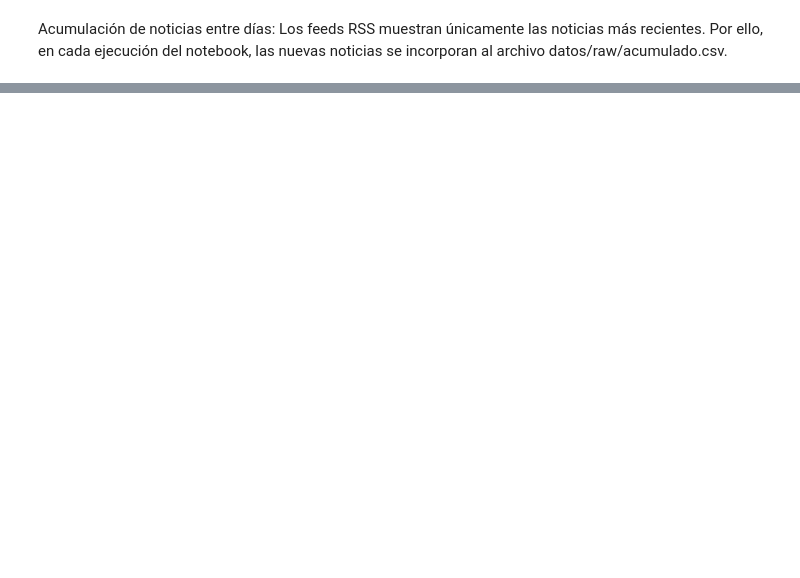
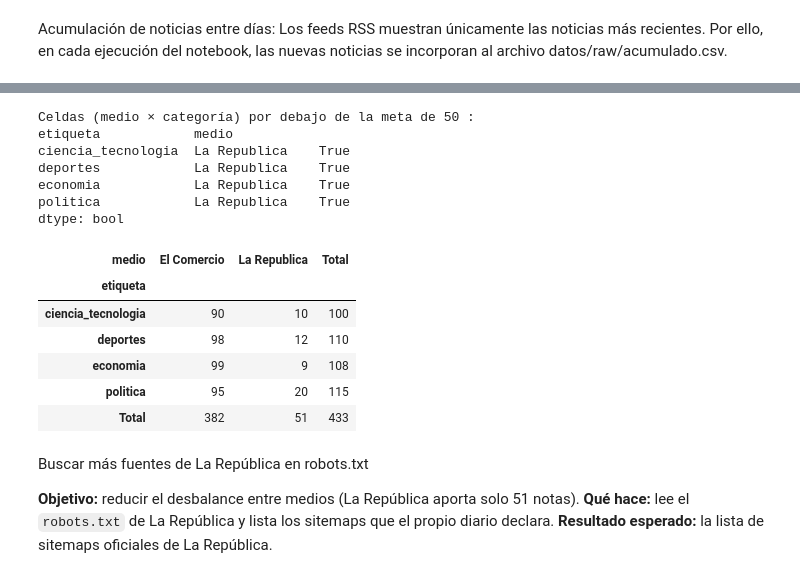
Before and after one commit to ValMur123/python_intermedio, a Jupyter notebook: tarea_1/01_recoleccion.ipynb, the cells around one changed output, grey strips where cells are left out. Cells and saved outputs as stored; diff of their text form; code cells hidden in the pictures; blank space fills up the shorter version.

```diff
--- a/tarea_1/01_recoleccion.ipynb
+++ b/tarea_1/01_recoleccion.ipynb
@@ -237,0 +420,27 @@ Name: count, dtype: int64
+# %%
+# Noticias finales por categoría y medio, y celdas que no llegan a la meta de la opción C
+balance = pd.crosstab(df["etiqueta"], df["medio"], margins=True, margins_name="Total")
+print("Celdas (medio × categoría) por debajo de la meta de", META_POR_CATEGORIA, ":")
+print(balance.drop(index="Total", columns="Total").lt(META_POR_CATEGORIA).stack().loc[lambda s: s])
+balance
+# %% [output]
+Celdas (medio × categoría) por debajo de la meta de 50 :
+etiqueta            medio
+ciencia_tecnologia  La Republica    True
+deportes            La Republica    True
+economia            La Republica    True
+politica            La Republica    True
+dtype: bool
+| medio | El Comercio | La Republica | Total |
+| etiqueta |  |  |  |
+| ciencia_tecnologia | 90 | 10 | 100 |
+| deportes | 98 | 12 | 110 |
+| economia | 99 | 9 | 108 |
+| politica | 95 | 20 | 115 |
+| Total | 382 | 51 | 433 |
+# %% [markdown]
+Buscar más fuentes de La República en robots.txt
+
+**Objetivo:** reducir el desbalance entre medios (La República aporta solo 51 notas).
+**Qué hace:** lee el `robots.txt` de La República y lista los sitemaps que el propio diario declara.
+**Resultado esperado:** la lista de sitemaps oficiales de La República.
```
Also changed, not shown: parts of 13 cells of this notebook, 20 other files.
